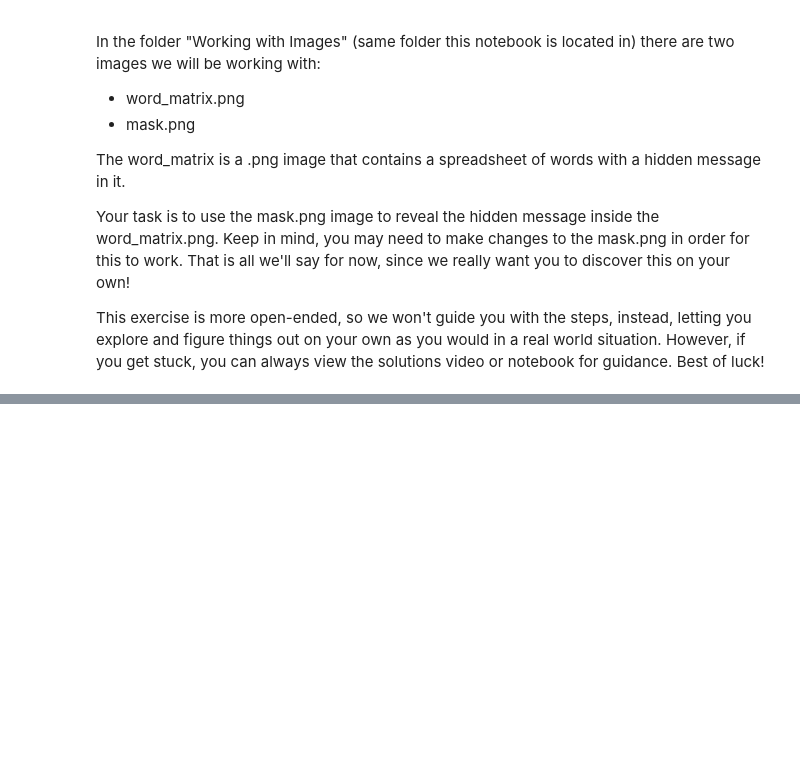
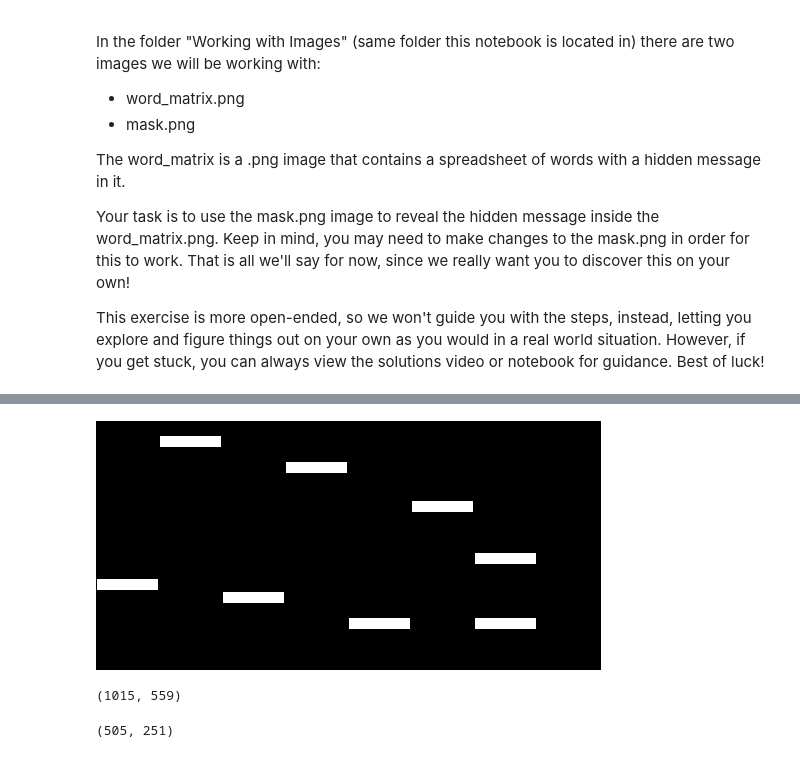
Before and after one commit to Phillips094/Python-Certification, a Jupyter notebook: 14-Working-with-Images/01-Image-Exercise.ipynb, the cells around one changed output, grey strips where cells are left out. Cells and saved outputs as stored; diff of their text form; code cells hidden in the pictures; blank space fills up the shorter version.

```diff
--- a/14-Working-with-Images/01-Image-Exercise.ipynb
+++ b/14-Working-with-Images/01-Image-Exercise.ipynb
@@ -24,0 +26,13 @@ This exercise is more open-ended, so we won't guide you with the steps, instead,
+# %%
+mask = Image.open('mask.png')
+mask
+# %% [output]
+[figure, added]
+# %%
+words.size
+# %% [output]
+(1015, 559)
+# %%
+mask.size
+# %% [output]
+(505, 251)
```
Also changed, not shown: parts of 9 cells of this notebook.
